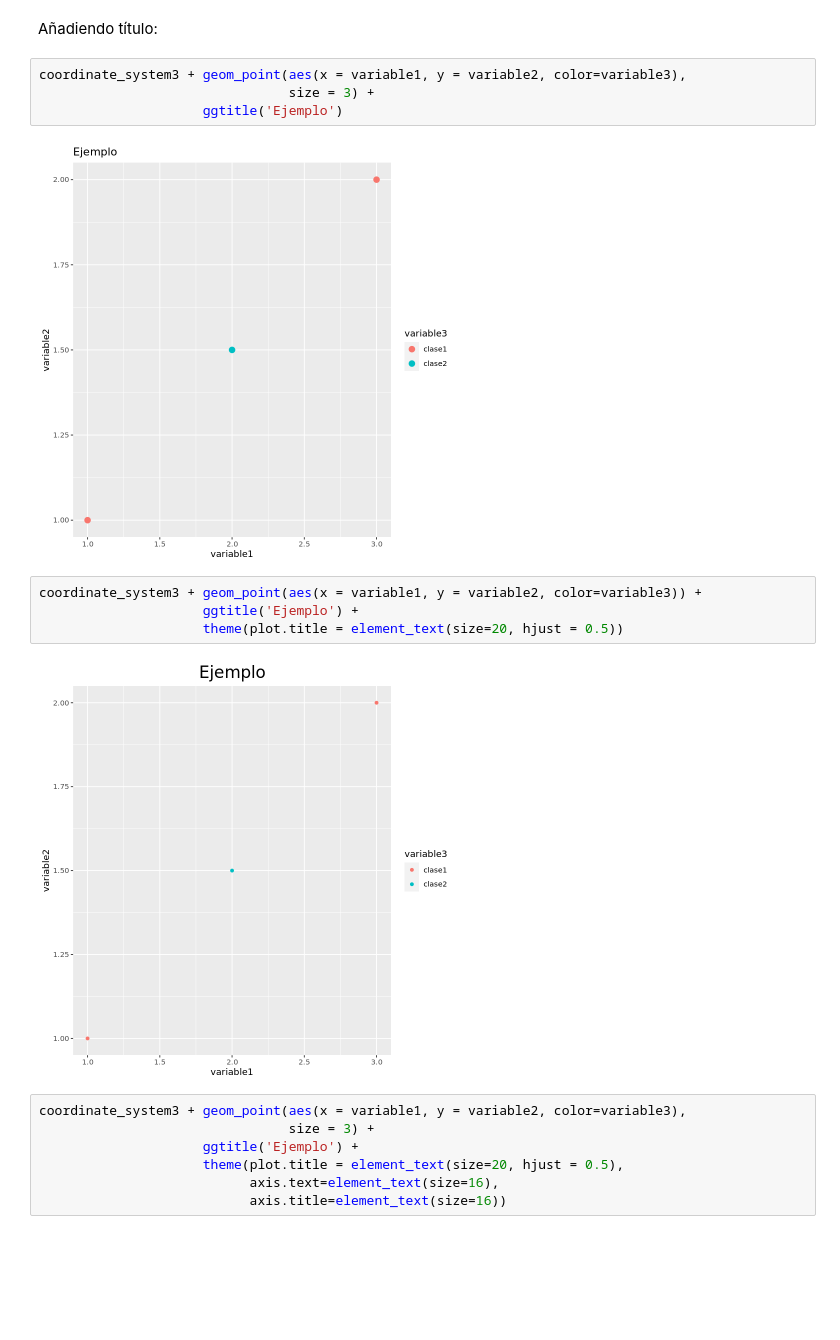
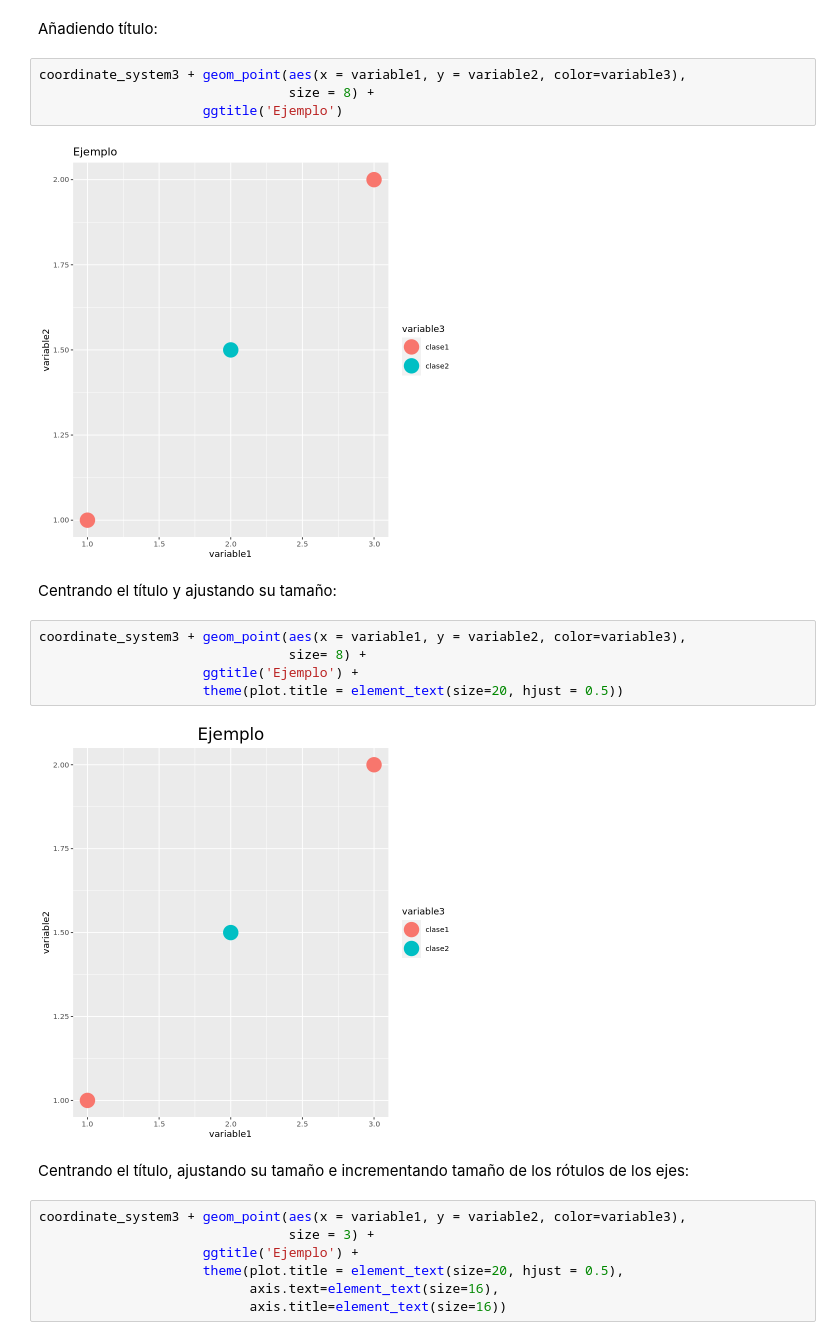
Before and after one commit to palmoreck/laboratorios, a Jupyter notebook: introduccion/4_ggplot2.ipynb, the cells around one changed output. Drawn from its saved outputs; the diff is of its cells as text; blank space fills up the shorter version.

```diff
--- a/introduccion/4_ggplot2.ipynb
+++ b/introduccion/4_ggplot2.ipynb
@@ -163,16 +171,21 @@ coordinate_system2 + geom_point(aes(x = variable1, y = variable2),
 Añadiendo título:
 # %%
 coordinate_system3 + geom_point(aes(x = variable1, y = variable2, color=variable3),
-                                size = 3) +
+                                size = 8) +
                      ggtitle('Ejemplo')
 # %% [output]
-[figure, old version]
+[figure, new version]
+# %% [markdown]
+Centrando el título y ajustando su tamaño:
 # %%
-coordinate_system3 + geom_point(aes(x = variable1, y = variable2, color=variable3)) +
+coordinate_system3 + geom_point(aes(x = variable1, y = variable2, color=variable3),
+                                size= 8) +
                      ggtitle('Ejemplo') +
                      theme(plot.title = element_text(size=20, hjust = 0.5))
 # %% [output]
-[figure, old version]
+[figure, new version]
+# %% [markdown]
+Centrando el título, ajustando su tamaño e incrementando tamaño de los rótulos de los ejes:
 # %%
 coordinate_system3 + geom_point(aes(x = variable1, y = variable2, color=variable3),
                                 size = 3) +
```
Also changed, not shown: parts of 28 cells of this notebook.
